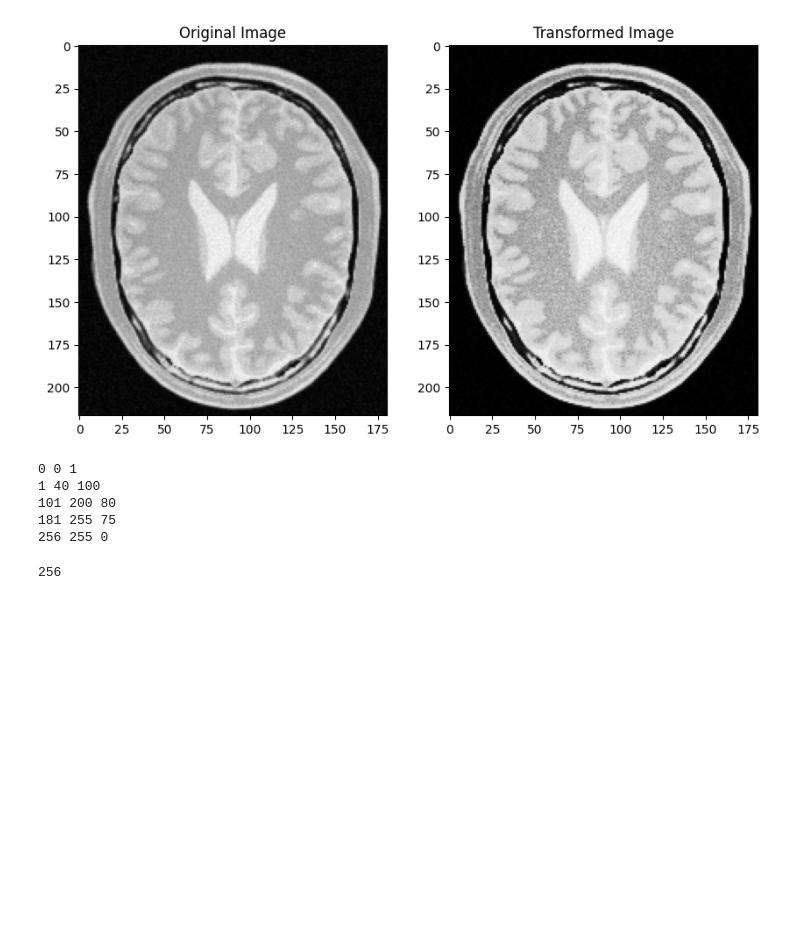
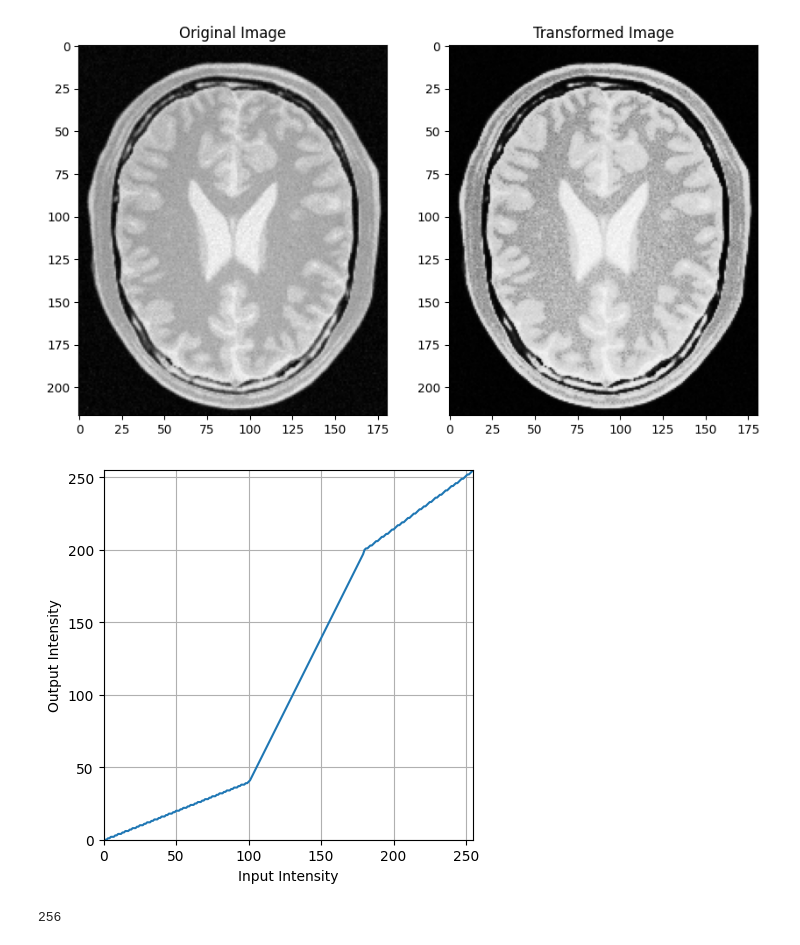
Before and after one commit to hpbowala/ComputerVisionAssignment, a Jupyter notebook: 249290X_ComputerVisionAssignment.ipynb, the cells around one changed output. Cells and saved outputs as stored; diff of their text form; code cells hidden in the pictures; blank space fills up the shorter version.

Commit message:
plot q2 intensity transformation graph

```diff
--- a/249290X_ComputerVisionAssignment.ipynb
+++ b/249290X_ComputerVisionAssignment.ipynb
@@ -81,18 +81,19 @@ ax[1].set_title('Transformed Image')
 plt.show()
 # %% [output]
 [figure]
-# %%
-print(cntrlpt2[0,0], cntrlpt2[0,1], cntrlpt2[0,0]+1 -0)
-print(cntrlpt2[0,1]+1, cntrlpt2[1,1], cntrlpt2[1,0]-cntrlpt2[0,0])
-print(cntrlpt2[1,0]+1, cntrlpt2[2,1], cntrlpt2[2,0]-cntrlpt2[1,0])
-print(cntrlpt2[2,0]+1, cntrlpt2[3,1], cntrlpt2[3,0]-cntrlpt2[2,0])
-print(cntrlpt2[3,0]+1, 255, 255-cntrlpt2[3,0])
-# %% [output]
-0 0 1
-1 40 100
-101 200 80
-181 255 75
-256 255 0
+# %%
+#plot graph
+fig, ax = plt.subplots()
+ax.plot(q2_transform)
+ax.set_xlabel(r'Input Intensity')
+ax.set_ylabel('Output Intensity')
+ax.set_xlim(0,255)
+ax.set_ylim(0,255)
+ax.set_aspect('equal')
+plt.grid(True)
+plt.show()
+# %% [output]
+[figure, added]
 # %%
 cntrlpt2 = np.array([(0, 0), (100, 40), (180, 200), (255, 255)])
 
```
Also changed, not shown: parts of 2 cells of this notebook.
